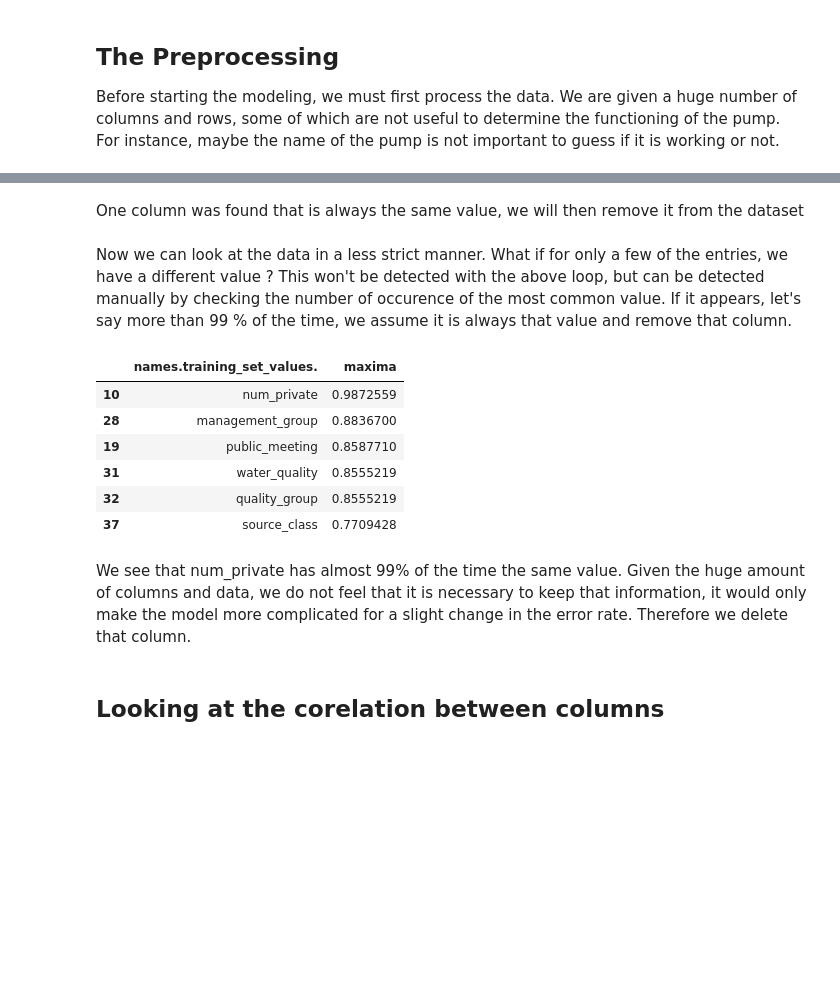
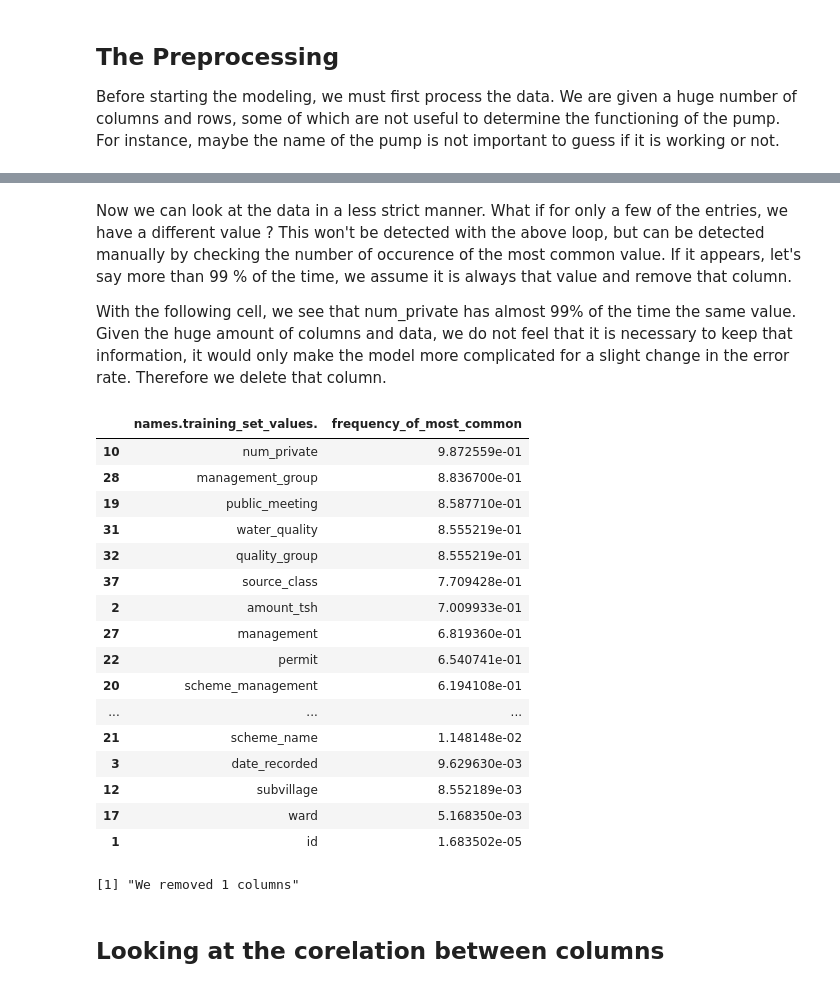
Before and after one commit to nmarotte/F422-fluffy-couscous, a Jupyter notebook: ReportTemplate.ipynb, the cells around one changed output, grey strips where cells are left out. Saved outputs shown, nothing was run; the diff lists cells and outputs as text; code cells hidden in the pictures; blank space fills up the shorter version.

```diff
--- a/ReportTemplate.ipynb
+++ b/ReportTemplate.ipynb
@@ -47,12 +57,12 @@ R.version$version.string
 # %% [markdown]
 We will use the data provided by the competition "Pump it Up: Data Mining the Water Table" available [here](https://www.drivendata.org/competitions/7/pump-it-up-data-mining-the-water-table/])
 # %%
-training_set_labels <- read.csv(file = 'data/training_set_labels.csv', na.strings = c("", " ", "none", "unknown"))
-test_set_values <- read.csv(file = 'data/test_set_values.csv', na.strings = c("", " ", "none", "unknown"))
-training_set_values <- read.csv(file = 'data/training_set_values.csv',  na.strings = c("", " ", "none", "unknown"))
-
-#training_set_labels
-#summary(test_set_values)
+load_data <- function() {
+    training_set_labels <<- read.csv(file = 'data/training_set_labels.csv', na.strings = c("", " ", "none", "unknown"))
+    test_set_values <<- read.csv(file = 'data/test_set_values.csv', na.strings = c("", " ", "none", "unknown"))
+    training_set_values <<- read.csv(file = 'data/training_set_values.csv',  na.strings = c("", " ", "none", "unknown"))
+}
+load_data()
 # %% [markdown]
 # Data preprocessing
 
@@ -98,30 +124,50 @@ for (colname in names(training_set_values)) {
-# %% [markdown]
-One column was found that is always the same value, we will then remove it from the dataset
-# %%
-training_set_values <- training_set_values[,setdiff(colnames(training_set_values),"recorded_by")] # remove recorded_by train_data
-
-test_set_values <- test_set_values[,setdiff(colnames(test_set_values),"recorded_by")] # remove recorded_by _train_test
 # %% [markdown]
 Now we can look at the data in a less strict manner. What if for only a few of the entries, we have a different value ? This won't be detected with the above loop, but can be detected manually by checking the number of occurence of the most common value. If it appears, let's say more than 99 % of the time, we assume it is always that value and remove that column.
+
+With the following cell, we see that num_private has almost 99% of the time the same value. Given the huge amount of columns and data, we do not feel that it is necessary to keep that information, it would only make the model more complicated for a slight change in the error rate. Therefore we delete that column.
 # %%
 
 # Computes the ratio of the value that appear the most compared to the rest of the data
-maxima <- c()
-for (colname in names(training_set_values)) {
-   maxima <- rbind(maxima, max(table(training_set_values[colname]))/59400)
+
+remove_almost_always_same_columns <- function(show = FALSE) {
+    frequency_of_most_common <- c()
+    for (colname in names(training_set_values)) {
+       frequency_of_most_common <- rbind(frequency_of_most_common, max(table(training_set_values[colname]))/59400)
+    }
+
+    if (show) {
+        df <- data.frame(names(training_set_values), frequency_of_most_common)
+        df <- df[order(df$frequency_of_most_common, decreasing=TRUE),]
+        IRdisplay::display(df)
+    }
+
+    training_set_values$num_private <<- NULL
+    test_set_values$num_private <<- NULL
+
+
 }
 
-# Shows it nicely
-df <- data.frame(names(training_set_values), maxima)
-df <- df[order(df$maxima, decreasing=TRUE),]
-head(df)
+before_remove_length <- length(names(training_set_values))
+
+remove_almost_always_same_columns(show = TRUE)
+
+print(paste("We removed", before_remove_length - length(names(training_set_values)), "columns"))
 # %% [output]
-|  | names.training_set_values. | maxima |
-| 10 | num_private | 0.9872559 |
-| 28 | management_group | 0.8836700 |
-| 19 | public_meeting | 0.8587710 |
-| 31 | water_quality | 0.8555219 |
-| 32 | quality_group | 0.8555219 |
-| 37 | source_class | 0.7709428 |
+|  | names.training_set_values. | frequency_of_most_common |
+| 10 | num_private | 9.872559e-01 |
+| 28 | management_group | 8.836700e-01 |
+| 19 | public_meeting | 8.587710e-01 |
+| 31 | water_quality | 8.555219e-01 |
+| 32 | quality_group | 8.555219e-01 |
+| 37 | source_class | 7.709428e-01 |
+| 2 | amount_tsh | 7.009933e-01 |
+| 27 | management | 6.819360e-01 |
+| 22 | permit | 6.540741e-01 |
+| 20 | scheme_management | 6.194108e-01 |
+| ... | ... | ... |
+| 21 | scheme_name | 1.148148e-02 |
+| 3 | date_recorded | 9.629630e-03 |
+| 12 | subvillage | 8.552189e-03 |
+| 17 | ward | 5.168350e-03 |
+| 1 | id | 1.683502e-05 |
+[1] "We removed 1 columns"
-# %% [markdown]
-We see that num_private has almost 99% of the time the same value. Given the huge amount of columns and data, we do not feel that it is necessary to keep that information, it would only make the model more complicated for a slight change in the error rate. Therefore we delete that column.
```
Also changed, not shown: parts of 28 cells of this notebook.
